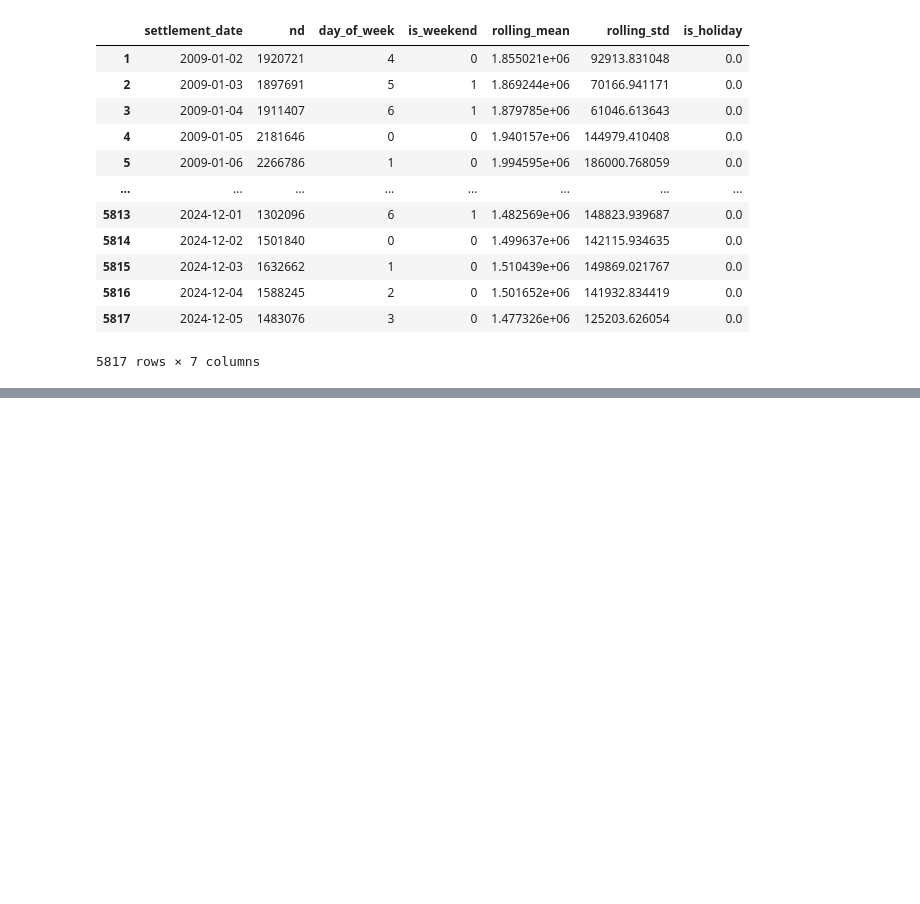
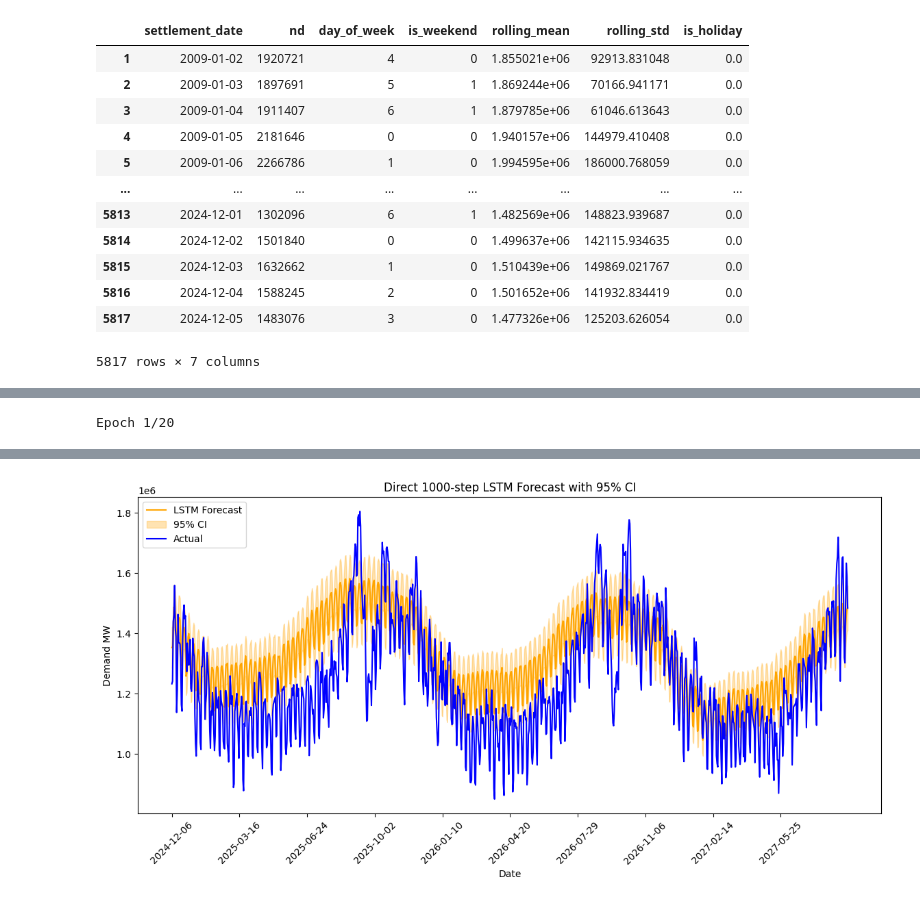
Before and after one commit to RajvirThind/data_mining_assignment, a Jupyter notebook: modelling.ipynb, the cells around one changed output, grey strips where cells are left out. Saved outputs shown, nothing was run; the diff lists cells and outputs as text; code cells hidden in the pictures; blank space fills up the shorter version.

Commit message:
modelling changes

```diff
--- a/modelling.ipynb
+++ b/modelling.ipynb
@@ -370,0 +388,71 @@ MAE: 97421.80099360162, MSE: 17756242089.751923, RMSE: 133252.5500309541, MAPE:
+# %%
+df['settlement_date'] = pd.to_datetime(df['settlement_date'])
+features = ['day_of_week', 'is_holiday', 'is_weekend', 'rolling_mean', 'rolling_std']
+target = 'nd'
+
+scaler = MinMaxScaler()
+scaled_data = scaler.fit_transform(df[features + [target]])
+
+
+seq_length = 365
+n_steps_out = 1000
+
+def create_multi_step_sequences(data, seq_length, n_steps_out):
+    X, y = [], []
+    for i in range(len(data) - seq_length - n_steps_out + 1):
+        X.append(data[i:i+seq_length, :-1])
+        y.append(data[i+seq_length:i+seq_length+n_steps_out, -1])
+    return np.array(X), np.array(y)
+
+X, y = create_multi_step_sequences(scaled_data, seq_length, n_steps_out)
+train_size = int(0.8 * len(X))
+X_train, X_test = X[:train_size], X[train_size:]
+y_train, y_test = y[:train_size], y[train_size:]
+
+model = Sequential([
+    LSTM(100, return_sequences=True, input_shape=(seq_length, len(features))),
+    Dropout(0.2),
+    LSTM(100),
+    Dropout(0.2),
+    Dense(n_steps_out)
+])
+
+model.compile(optimizer='adam', loss='mean_squared_error')
+model.fit(X_train, y_train, epochs=20, batch_size=32, validation_split=0.1, verbose=1)
+
+
+y_pred_scaled = model.predict(X_test)
+
+def inverse_transform(y_scaled):
+    y_scaled = y_scaled.flatten()  # ensure 1D
+    dummy = np.zeros((len(y_scaled), len(features)+1))
+    dummy[:, -1] = y_scaled
+    return scaler.inverse_transform(dummy)[:, -1]
+
+
+lstm_forecast = y_pred_scaled[-1, :]                       # shape (1000,)
+lstm_forecast_rescaled = inverse_transform(lstm_forecast)  # shape (1000,)
+
+
+lstm_lower = lstm_forecast_rescaled * 0.95
+lstm_upper = lstm_forecast_rescaled * 1.05
+
+forecast_horizon = pd.date_range(df['settlement_date'].iloc[-1] + pd.Timedelta(days=1), periods=1000)
+
+plt.figure(figsize=(14,6))
+plt.plot(forecast_horizon, lstm_forecast_rescaled, label='LSTM Forecast', color='orange')
+plt.fill_between(forecast_horizon, lstm_lower, lstm_upper, color='orange', alpha=0.3, label='95% CI')
+
+
+if 'nd' in df.columns:
+    actual_available = min(len(df['nd'].iloc[-1000:]), 1000)
+    plt.plot(forecast_horizon[:actual_available], df['nd'].iloc[-actual_available:], label='Actual', color='blue')
+
+plt.xlabel("Date")
+plt.ylabel("Demand MW")
+plt.title("Direct 1000-step LSTM Forecast with 95% CI")
+plt.xticks(forecast_horizon[::100], rotation=45)
+plt.legend()
+plt.show()
+# %% [output]
+Epoch 1/20
@@ -370,0 +476 @@ MAE: 97421.80099360162, MSE: 17756242089.751923, RMSE: 133252.5500309541, MAPE:
+[figure, added]
```
Also changed, not shown: parts of 6 cells of this notebook.
